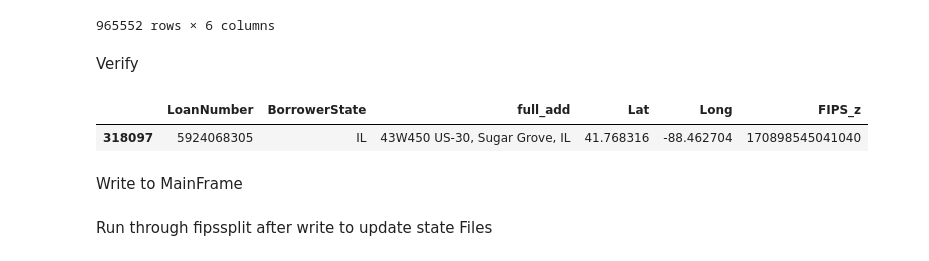
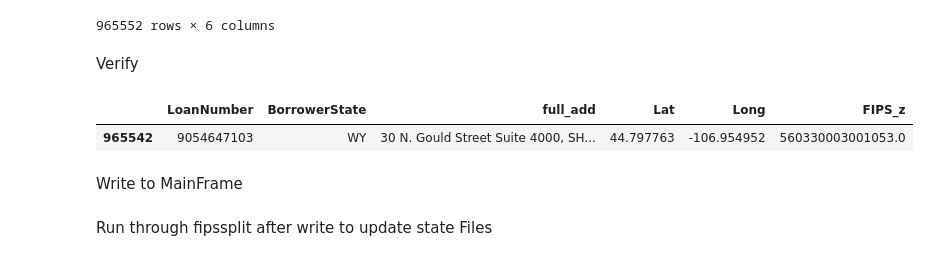
Before and after one commit to cspence001/mapdata_fips_aggregation, a Jupyter notebook: selenium_fips/23/selenium_census_script_fipscheck_23.ipynb, the cells around one changed output. Cells and saved outputs as stored; diff of their text form; code cells hidden in the pictures.

```diff
--- a/selenium_fips/23/selenium_census_script_fipscheck_23.ipynb
+++ b/selenium_fips/23/selenium_census_script_fipscheck_23.ipynb
@@ -109,7 +106,7 @@ def sleep():
     time.sleep(1)
 option = webdriver.ChromeOptions()
 option.binary_location = "/Applications/Brave Browser.app/Contents/MacOS/Brave Browser"
-driver = Browser('chrome', options=option, headless=False)
+driver = Browser('chrome', options=option, headless=True)
 url = 'https://geocoding.geo.census.gov/geocoder/geographies/coordinates?form'
 driver.visit(url)
 
@@ -169,7 +166,7 @@ print(geo_id_list)
 # %% [markdown]
 Matching FIPS to DataFrame
 # %%
-fips_fill = il_update_df
+fips_fill = oh_pr_update_df
 # %%
 fips_fill["FIPS_z"] = geo_id_list
 fips_fill
@@ -237,8 +226,6 @@ fips_fill.loc[fips_fill["FIPS_z"].str[:2] == '51', 'BorrowerState'] = 'VA'
 Check
 # %% [markdown]
 Manual Update
-# %%
-fips_fill = pd.read_csv("../../../data/state_data/geo/ppp_geo_fips23.csv", index_col=0)
 # %% [markdown]
 fips_fill.loc[fips_fill["LoanNumber"]==5601547110, "full_add"]="1750 US-40, Vernal, UT"
 fips_fill.loc[fips_fill["LoanNumber"]==5601547110, "Lat"]="40.412219"
@@ -254,7 +245,9 @@ tx_update_df
 Read in base data
 # %%
 #if from FIPS file
-fips_check = pd.read_csv("../../../data/state_data/geo/ppp_geo_fips23.csv", index_col=0)
-fips_check.head()
+fips_check = pd.read_csv("../../../data/state_data/geo/ppp_geo_fips23.csv", index_col=0, dtype={'FIPS_z': str})
+fips_check['FIPS_z'] = fips_check['FIPS_z'].astype('string').str.split('.').str[0] #format
+fips_check['FIPS_z'] = fips_check['FIPS_z'].str.zfill(15)
+fips_check
 # %% [output]
 |  | LoanNumber | BorrowerState | full_add | Lat | Long | FIPS_z |
@@ -290,10 +290,10 @@ fips_check
 # %% [markdown]
 Verify
 # %%
-fips_check.loc[fips_check["LoanNumber"]==5924068305]
+fips_check.loc[fips_check["LoanNumber"]==9054647103]
 # %% [output]
 |  | LoanNumber | BorrowerState | full_add | Lat | Long | FIPS_z |
-| 318097 | 5924068305 | IL | 43W450 US-30, Sugar Grove, IL | 41.768316 | -88.462704 | 170898545041040 |
+| 965542 | 9054647103 | WY | 30 N. Gould Street Suite 4000, SH... | 44.797763 | -106.954952 | 560330003001053.0 |
 # %% [markdown]
 Write to MainFrame
 # %%
```
Also changed, not shown: parts of 10 cells of this notebook, 2 other files.
